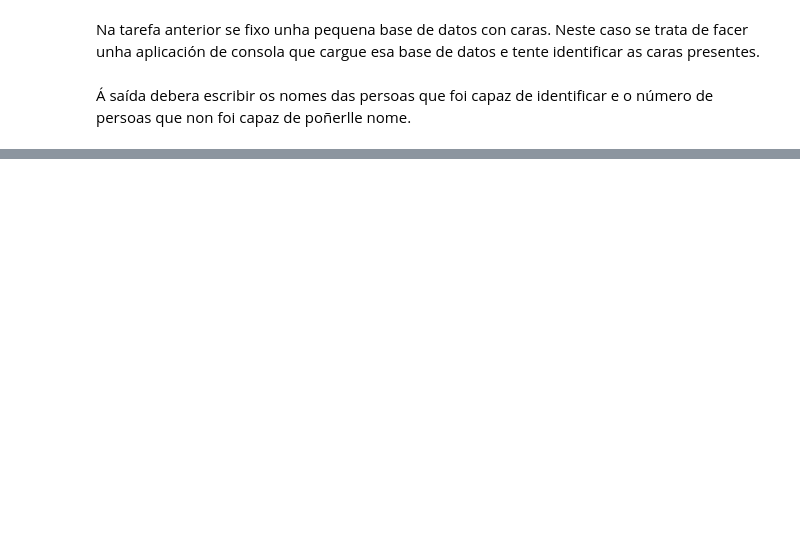
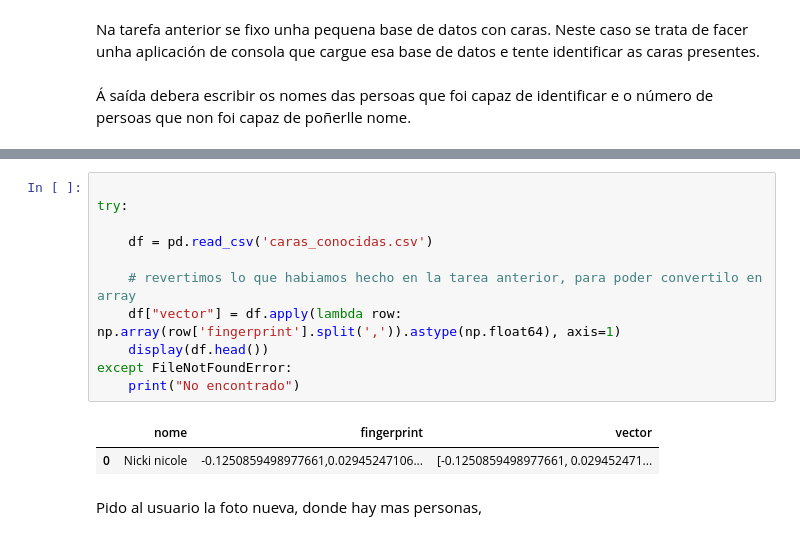
Before and after one commit to nickiiinicole/deteccion-caras-py, a Jupyter notebook: src/bol/detec_tarea67.ipynb, the cells around one changed output, grey strips where cells are left out. Drawn from its saved outputs; the diff is of its cells as text; blank space fills up the shorter version.

```diff
--- a/src/bol/detec_tarea67.ipynb
+++ b/src/bol/detec_tarea67.ipynb
@@ -19,0 +13,16 @@ plt.show()
+# %%
+
+try:
+
+    df = pd.read_csv('caras_conocidas.csv')
+
+    # revertimos lo que habiamos hecho en la tarea anterior, para poder convertilo en array
+    df["vector"] = df.apply(lambda row: np.array(row['fingerprint'].split(',')).astype(np.float64), axis=1)
+    display(df.head())
+except FileNotFoundError:
+    print("No encontrado")
+# %% [output]
+|  | nome | fingerprint | vector |
+| 0 | Nicki nicole | -0.1250859498977661,0.02945247106... | [-0.1250859498977661, 0.029452471... |
+# %% [markdown]
+Pido al usuario la foto nueva, donde hay mas personas,
```
Also changed, not shown: parts of 11 cells of this notebook, 12 other files.
